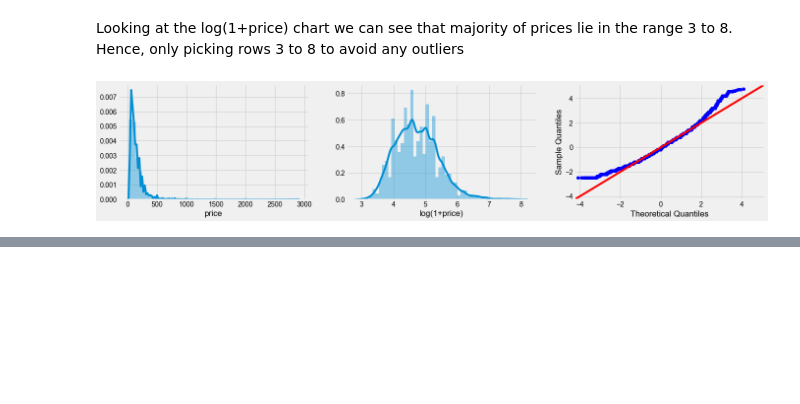
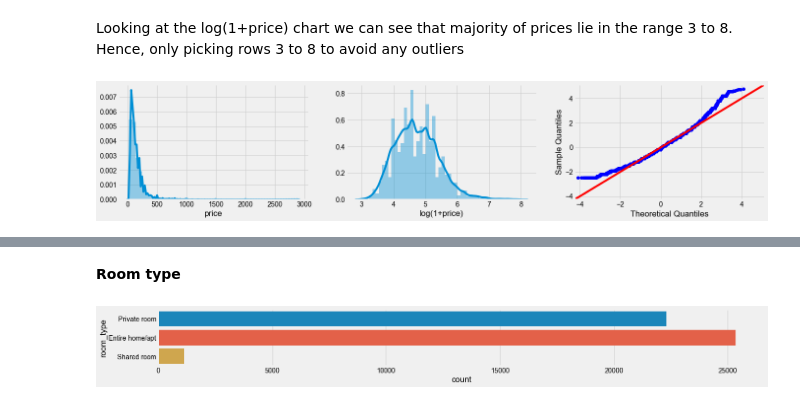
Before and after one commit to tejeshreddy/kaggle-notebooks, a Jupyter notebook: nyc-airbnb-open-data/Pricing with Regressors.ipynb, the cells around one changed output, grey strips where cells are left out. Saved outputs shown, nothing was run; the diff lists cells and outputs as text; code cells hidden in the pictures; blank space fills up the shorter version.

```diff
--- a/nyc-airbnb-open-data/Pricing with Regressors.ipynb
+++ b/nyc-airbnb-open-data/Pricing with Regressors.ipynb
@@ -206,0 +239,7 @@ np.log(150)
+# %% [markdown]
+**Room type**
+# %%
+plt.figure(figsize=(20, 2))
+sns.countplot(y="room_type", data=airbnb);
+# %% [output]
+[figure, added]
```
Also changed, not shown: parts of 50 cells of this notebook.
